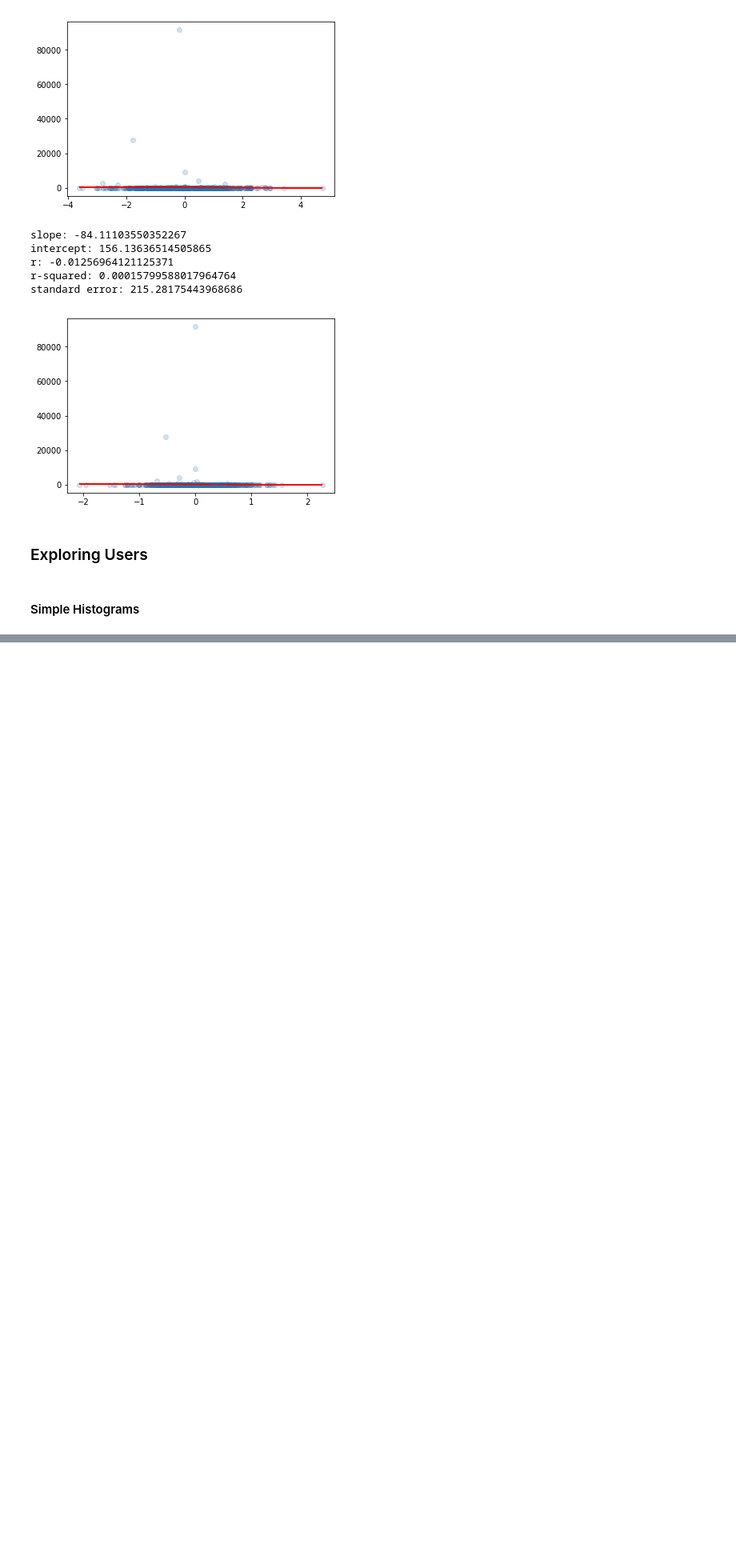
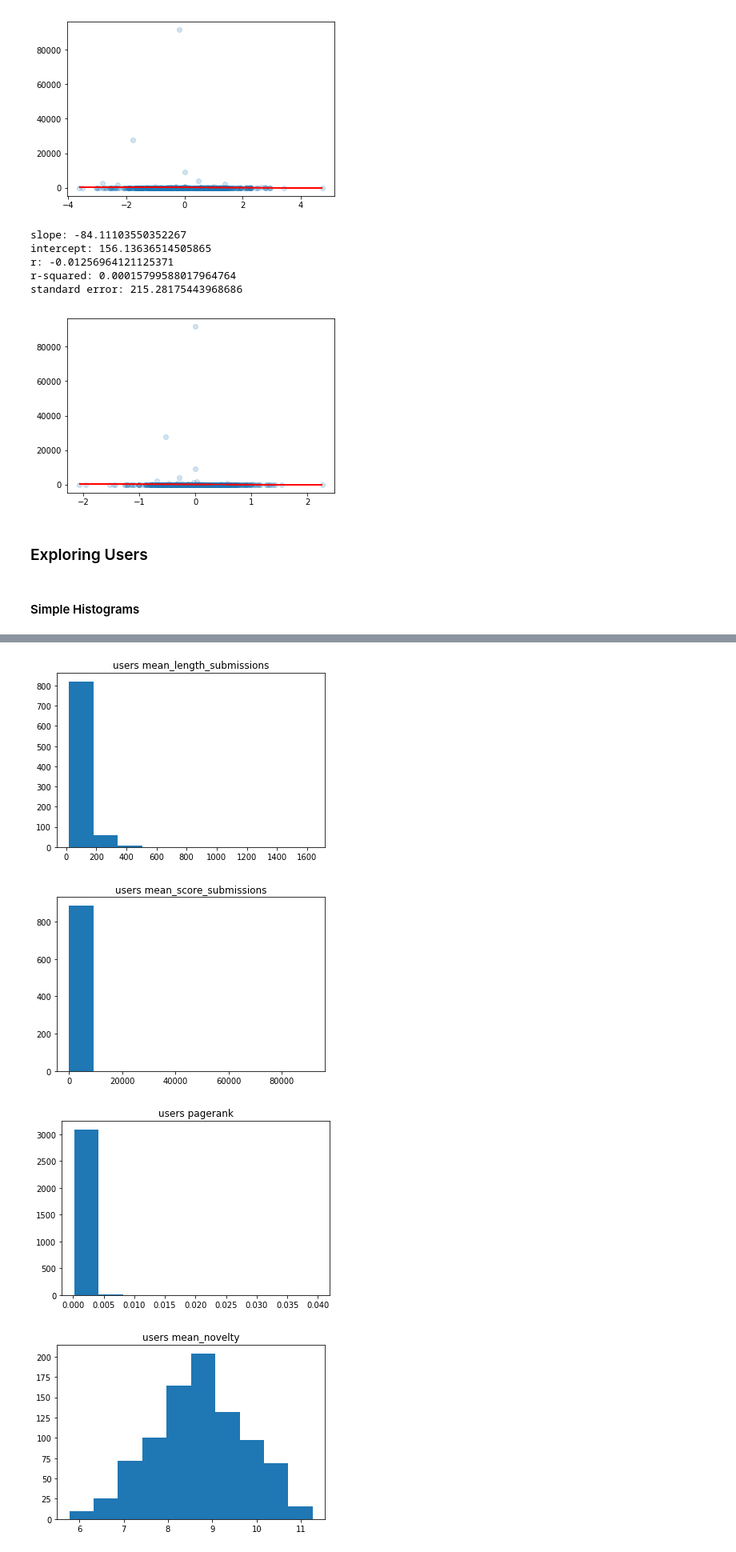
Before and after one commit to mjkern/RedditSubcultures, a Jupyter notebook: Data Analysis.ipynb, the cells around one changed output, grey strips where cells are left out. Shown at 80% size. Saved outputs shown, nothing was run; the diff lists cells and outputs as text; code cells hidden in the pictures; blank space fills up the shorter version.

```diff
--- a/Data Analysis.ipynb
+++ b/Data Analysis.ipynb
@@ -224,3 +233,15 @@ def user_hist(column_name):
     plt.hist(users[column_name])
     plt.title("users " + column_name)
     plt.show()
+# %%
+user_hist('num_posts')
+user_hist('mean_length_submissions')
+user_hist('mean_score_submissions')
+user_hist('pagerank')
+user_hist('mean_novelty')
+user_hist('mean_novelty_5')
+user_hist('mean_transience')
+user_hist('mean_transience_5')
+user_hist('mean_impact')
+user_hist('mean_impact_5')
+# %% [output]
@@ -226,0 +249,4 @@ def user_hist(column_name):
+[figure, added]
+[figure, added]
+[figure, added]
+[figure, added]
```
Also changed, not shown: parts of 8 cells of this notebook.
